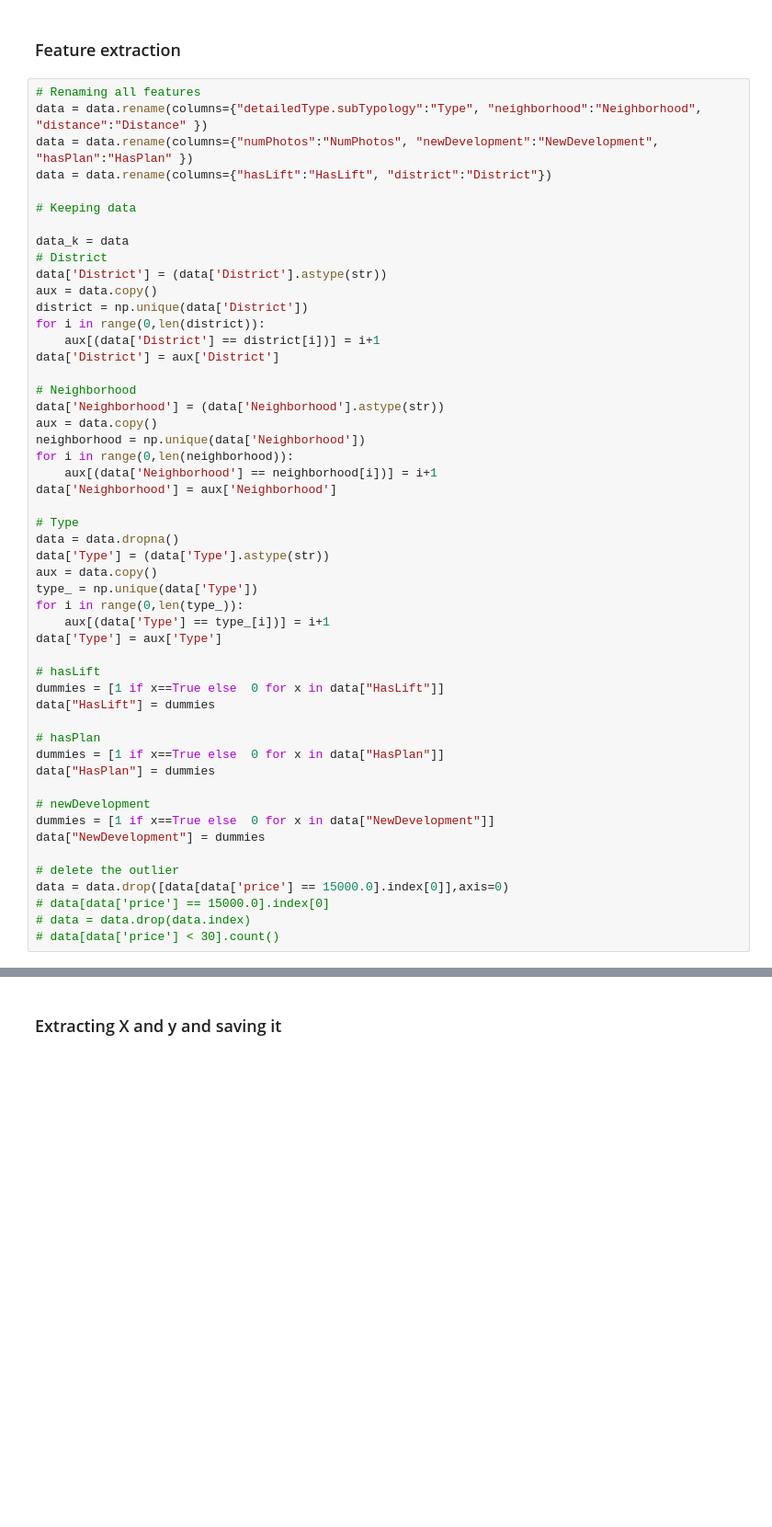
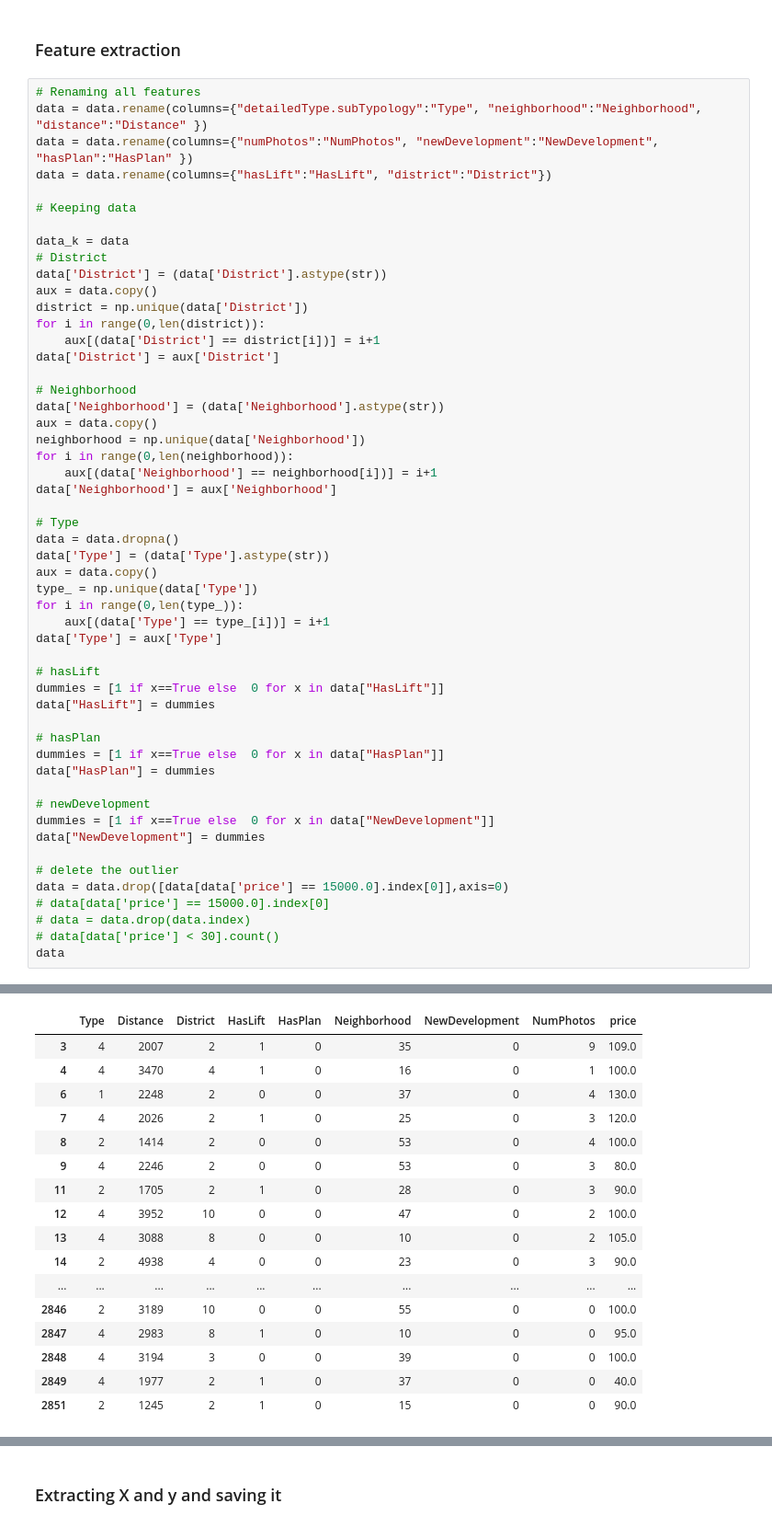
Before and after one commit to ADS2018UB/iDEALParking, a Jupyter notebook: ideal_parking/Analytics_data/ETL.ipynb, the cells around one changed output, grey strips where cells are left out. Shown: that part at 92% size. Drawn from its saved outputs; the diff is of its cells as text; blank space fills up the shorter version.

```diff
--- a/ideal_parking/Analytics_data/ETL.ipynb
+++ b/ideal_parking/Analytics_data/ETL.ipynb
@@ -127,30 +127,48 @@ data["HasPlan"] = dummies
 # newDevelopment
 dummies = [1 if x==True else  0 for x in data["NewDevelopment"]]
 data["NewDevelopment"] = dummies
 
 # delete the outlier
 data = data.drop([data[data['price'] == 15000.0].index[0]],axis=0)
 # data[data['price'] == 15000.0].index[0]
 # data = data.drop(data.index)
 # data[data['price'] < 30].count()
+data
 # %% [output]
 A value is trying to be set on a copy of a slice from a DataFrame.
 Try using .loc[row_indexer,col_indexer] = value instead
 
 See the caveats in the documentation: http://pandas.pydata.org/pandas-docs/stable/indexing.html#indexing-view-versus-copy
 A value is trying to be set on a copy of a slice from a DataFrame.
 Try using .loc[row_indexer,col_indexer] = value instead
 
 See the caveats in the documentation: http://pandas.pydata.org/pandas-docs/stable/indexing.html#indexing-view-versus-copy
 A value is trying to be set on a copy of a slice from a DataFrame.
 Try using .loc[row_indexer,col_indexer] = value instead
 
 See the caveats in the documentation: http://pandas.pydata.org/pandas-docs/stable/indexing.html#indexing-view-versus-copy
 A value is trying to be set on a copy of a slice from a DataFrame.
 Try using .loc[row_indexer,col_indexer] = value instead
 
 See the caveats in the documentation: http://pandas.pydata.org/pandas-docs/stable/indexing.html#indexing-view-versus-copy
 A value is trying to be set on a copy of a slice from a DataFrame.
 Try using .loc[row_indexer,col_indexer] = value instead
 
 See the caveats in the documentation: http://pandas.pydata.org/pandas-docs/stable/indexing.html#indexing-view-versus-copy
+|  | Type | Distance | District | HasLift | HasPlan | Neighborhood | NewDevelopment | NumPhotos | price |
+| 3 | 4 | 2007 | 2 | 1 | 0 | 35 | 0 | 9 | 109.0 |
+| 4 | 4 | 3470 | 4 | 1 | 0 | 16 | 0 | 1 | 100.0 |
+| 6 | 1 | 2248 | 2 | 0 | 0 | 37 | 0 | 4 | 130.0 |
+| 7 | 4 | 2026 | 2 | 1 | 0 | 25 | 0 | 3 | 120.0 |
+| 8 | 2 | 1414 | 2 | 0 | 0 | 53 | 0 | 4 | 100.0 |
+| 9 | 4 | 2246 | 2 | 0 | 0 | 53 | 0 | 3 | 80.0 |
+| 11 | 2 | 1705 | 2 | 1 | 0 | 28 | 0 | 3 | 90.0 |
+| 12 | 4 | 3952 | 10 | 0 | 0 | 47 | 0 | 2 | 100.0 |
+| 13 | 4 | 3088 | 8 | 0 | 0 | 10 | 0 | 2 | 105.0 |
+| 14 | 2 | 4938 | 4 | 0 | 0 | 23 | 0 | 3 | 90.0 |
+| ... | ... | ... | ... | ... | ... | ... | ... | ... | ... |
+| 2846 | 2 | 3189 | 10 | 0 | 0 | 55 | 0 | 0 | 100.0 |
+| 2847 | 4 | 2983 | 8 | 1 | 0 | 10 | 0 | 0 | 95.0 |
+| 2848 | 4 | 3194 | 3 | 0 | 0 | 39 | 0 | 0 | 100.0 |
+| 2849 | 4 | 1977 | 2 | 1 | 0 | 37 | 0 | 0 | 40.0 |
+| 2851 | 2 | 1245 | 2 | 1 | 0 | 15 | 0 | 0 | 90.0 |
```
Also changed, not shown: parts of 1 cell of this notebook, 2 other files.
